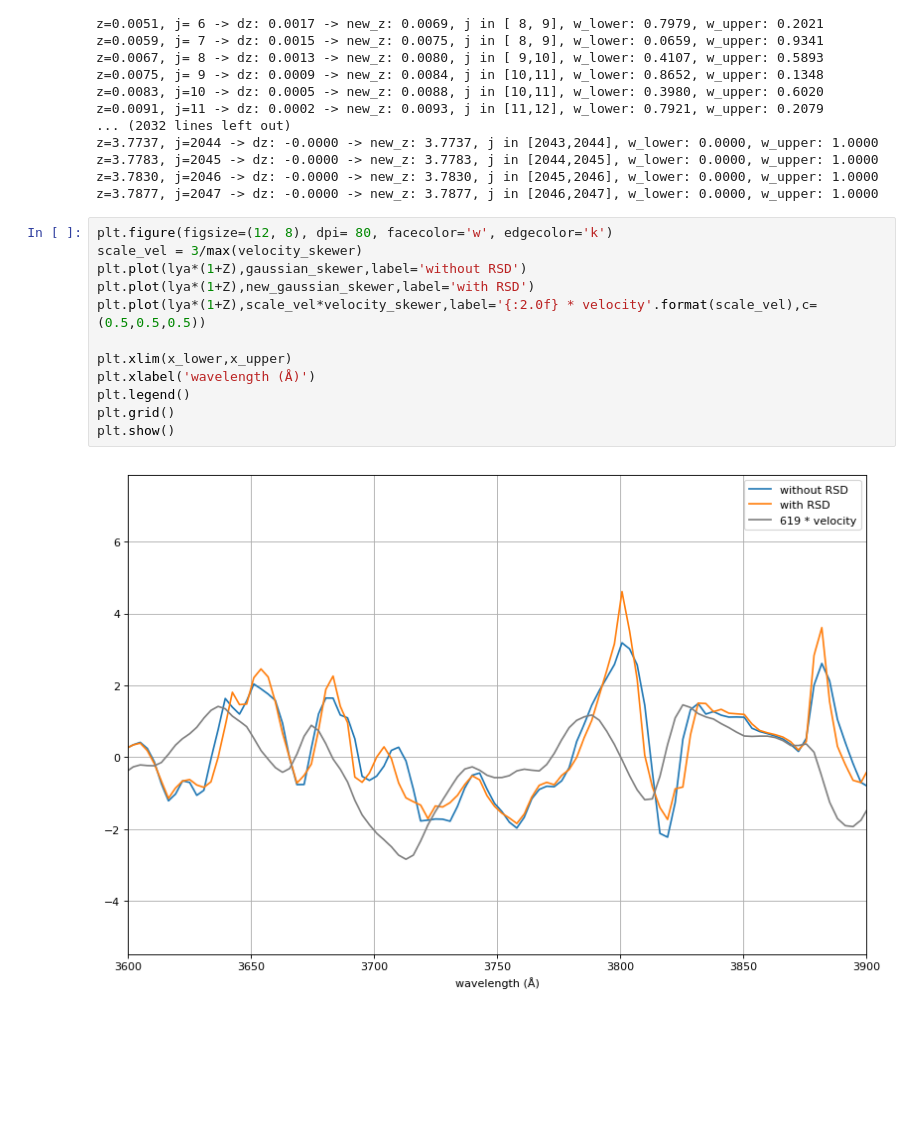
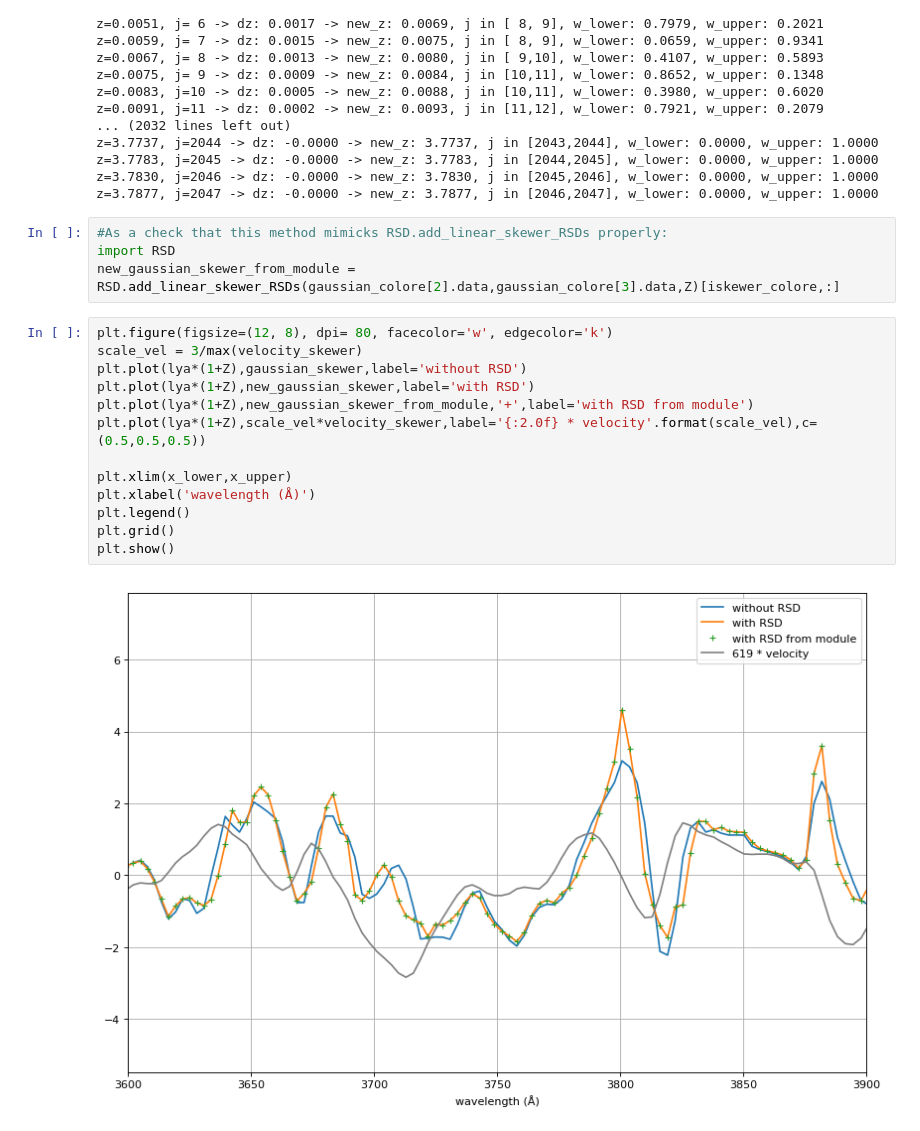
Before and after one commit to igmhub/LyaCoLoRe, a Jupyter notebook: example_scripts/test_RSD.ipynb, the cells around one changed output. Saved outputs shown, nothing was run; the diff lists cells and outputs as text; blank space fills up the shorter version.

```diff
--- a/example_scripts/test_RSD.ipynb
+++ b/example_scripts/test_RSD.ipynb
@@ -168,17 +162,22 @@ z=3.7737, j=2044 -> dz: -0.0000 -> new_z: 3.7737, j in [2043,2044], w_lower: 0.0
 z=3.7783, j=2045 -> dz: -0.0000 -> new_z: 3.7783, j in [2044,2045], w_lower: 0.0000, w_upper: 1.0000
 z=3.7830, j=2046 -> dz: -0.0000 -> new_z: 3.7830, j in [2045,2046], w_lower: 0.0000, w_upper: 1.0000
 z=3.7877, j=2047 -> dz: -0.0000 -> new_z: 3.7877, j in [2046,2047], w_lower: 0.0000, w_upper: 1.0000
+# %%
+#As a check that this method mimicks RSD.add_linear_skewer_RSDs properly:
+import RSD
+new_gaussian_skewer_from_module = RSD.add_linear_skewer_RSDs(gaussian_colore[2].data,gaussian_colore[3].data,Z)[iskewer_colore,:]
 # %%
 plt.figure(figsize=(12, 8), dpi= 80, facecolor='w', edgecolor='k')
 scale_vel = 3/max(velocity_skewer)
 plt.plot(lya*(1+Z),gaussian_skewer,label='without RSD')
 plt.plot(lya*(1+Z),new_gaussian_skewer,label='with RSD')
+plt.plot(lya*(1+Z),new_gaussian_skewer_from_module,'+',label='with RSD from module')
 plt.plot(lya*(1+Z),scale_vel*velocity_skewer,label='{:2.0f} * velocity'.format(scale_vel),c=(0.5,0.5,0.5))
 
 plt.xlim(x_lower,x_upper)
 plt.xlabel('wavelength (Å)')
 plt.legend()
 plt.grid()
 plt.show()
 # %% [output]
-[figure, old version]
+[figure, new version]
```
Also changed, not shown: parts of 4 cells of this notebook, 2 other files.
